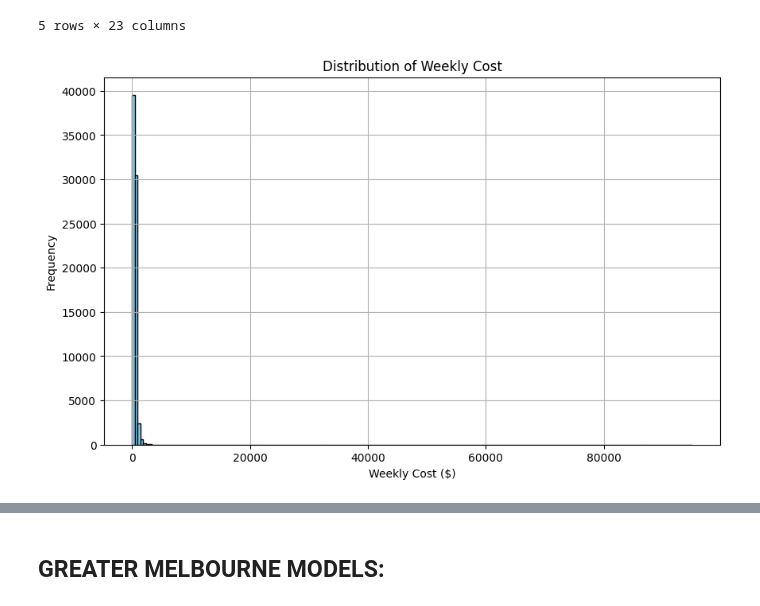
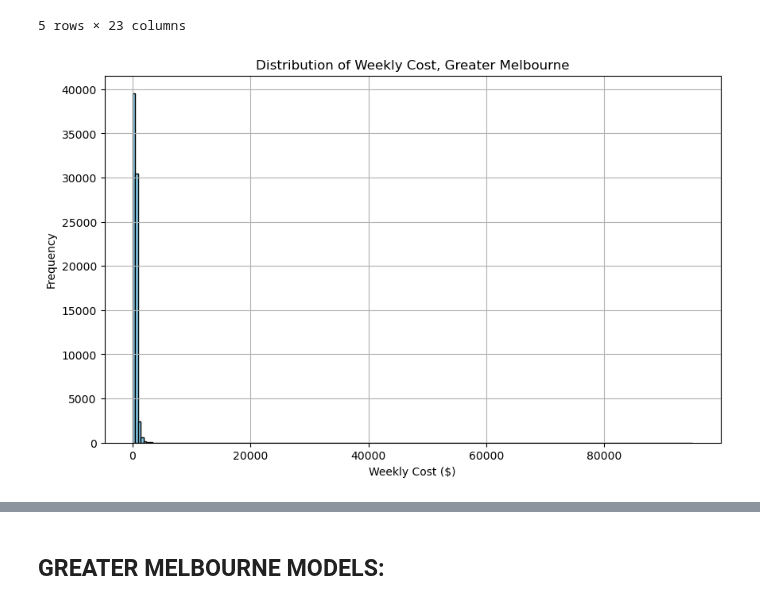
Before and after one commit to MAST30034-AppliedDataScience/project-2-group-real-estate-industry-project-31, a Jupyter notebook: notebooks/modelling_properties.ipynb, the cells around one changed output, grey strips where cells are left out. Cells and saved outputs as stored; diff of their text form; code cells hidden in the pictures.

```diff
--- a/notebooks/modelling_properties.ipynb
+++ b/notebooks/modelling_properties.ipynb
@@ -24,13 +24,13 @@ greater_melbourne.head()
 # %%
 plt.figure(figsize=(10, 6))
 plt.hist(greater_melbourne['weekly_cost'], bins=200, color='skyblue', edgecolor='black')
-plt.title('Distribution of Weekly Cost')
+plt.title('Distribution of Weekly Cost, Greater Melbourne')
 plt.xlabel('Weekly Cost ($)')
 plt.ylabel('Frequency')
 plt.grid(True)
 plt.show()
 # %% [output]
-[figure, old version]
+[figure, new version]
 # %%
 # Log transformation of the 'weekly_cost' column
 log_weekly_cost = np.log1p(greater_melbourne['weekly_cost'])
```
Also changed, not shown: parts of 13 cells of this notebook, 1 other file.
